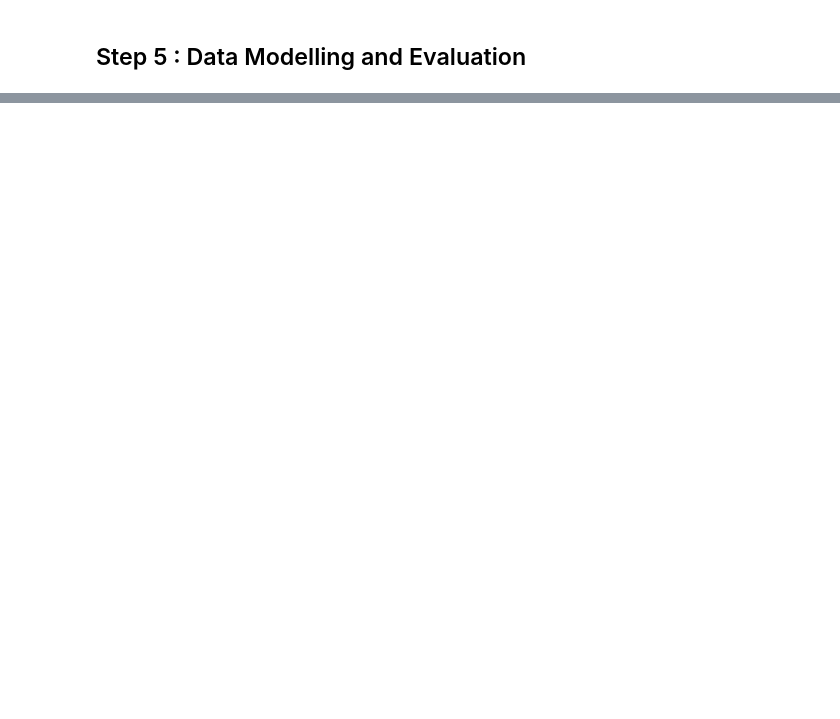
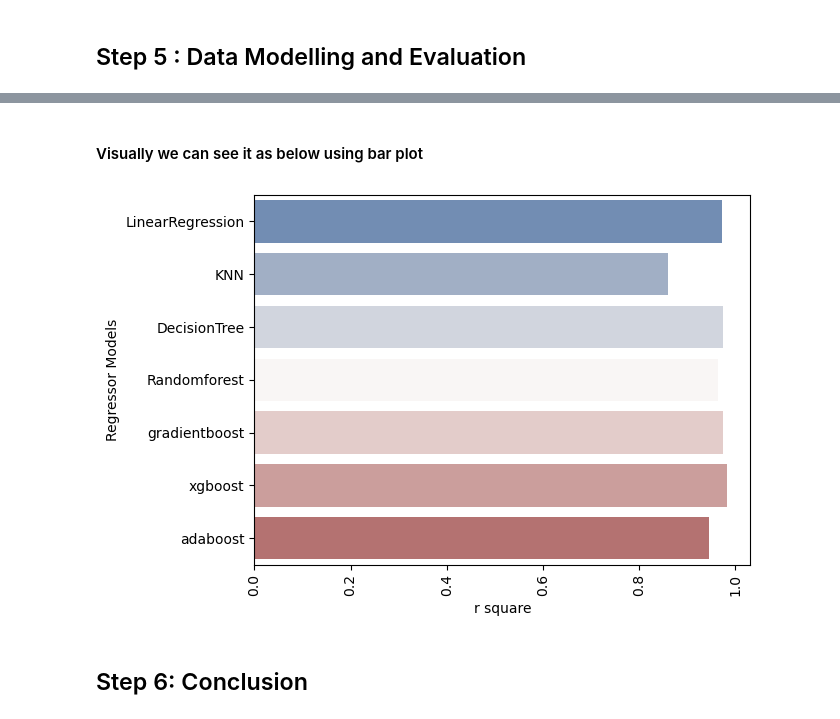
Before and after one commit to Rupanshi30/EDA, a Jupyter notebook: car-exshowroom-price-india-2022.ipynb, the cells around one changed output, grey strips where cells are left out. Drawn from its saved outputs; the diff is of its cells as text; code cells hidden in the pictures; blank space fills up the shorter version.

```diff
--- a/car-exshowroom-price-india-2022.ipynb
+++ b/car-exshowroom-price-india-2022.ipynb
@@ -957,0 +1761,8 @@ df.head()
+# %%
+Model=[dtc,rfr,gbr,xgb,adb]
+# %%
+for i in Model:
+    cv=KFold(n_splits=5,random_state=1,shuffle=True)
+    scores=cross_val_score(i,x,y,scoring='r2',cv=cv,n_jobs=-1)
+    r=np.mean(scores)
+    r2score.append(r)
@@ -957,0 +1779,2 @@ df.head()
+# %%
+Model_names=["LinearRegression","KNN","DecisionTree","Randomforest","gradientboost","xgboost","adaboost"]
@@ -957,0 +1783,3 @@ df.head()
+# %%
+df_final=pd.DataFrame({'Regressor Models': Model_names, 'r square': r2score})
+df_final
@@ -957,0 +1795,9 @@ df.head()
+# %% [markdown]
+#### Visually we can see it as below using bar plot
+# %%
+sns.barplot(x="r square",y="Regressor Models",orient="h",data=df_final,palette="vlag")
+plt.xticks(rotation=90);
+# %% [output]
+[figure, added]
+# %% [markdown]
+## Step 6:  Conclusion
```
Also changed, not shown: parts of 125 cells of this notebook.
